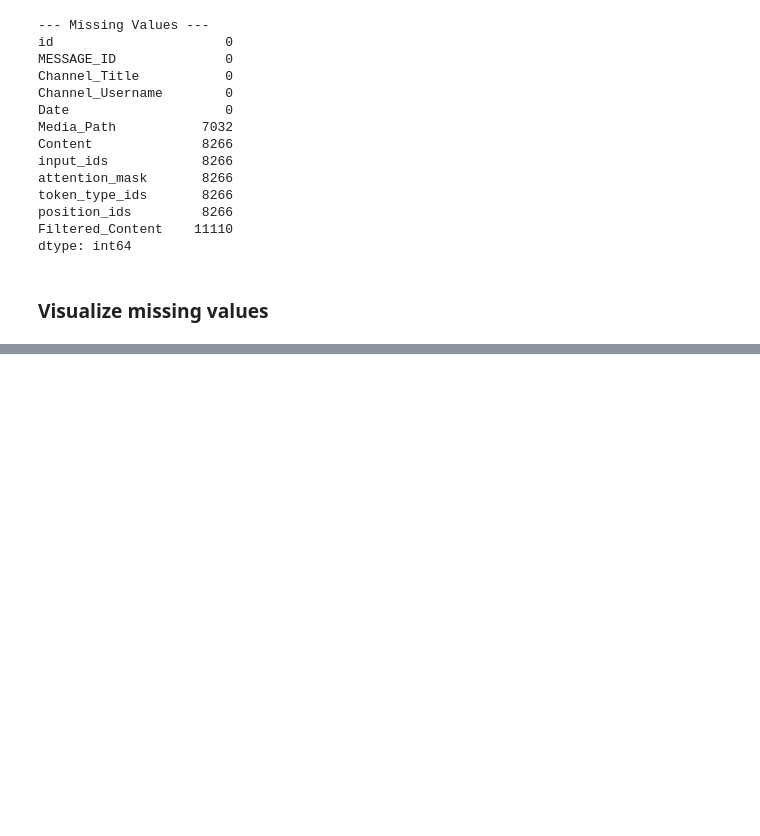
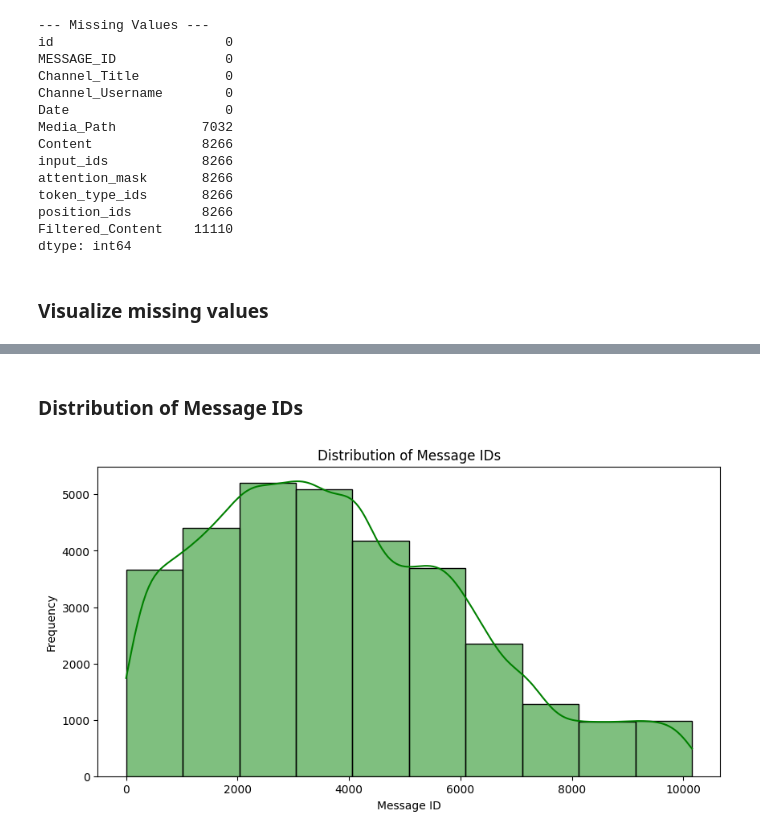
Before and after one commit to mubarek4566/amharic-ecommerce-data-extractor, a Jupyter notebook: notebooks/Main.ipynb, the cells around one changed output, grey strips where cells are left out. Saved outputs shown, nothing was run; the diff lists cells and outputs as text; code cells hidden in the pictures; blank space fills up the shorter version.

```diff
--- a/notebooks/Main.ipynb
+++ b/notebooks/Main.ipynb
@@ -152,0 +273,7 @@ plot.Visualize_missing_values(df)
+# %% [markdown]
+### Distribution of Message IDs
+# %%
+# Distribution of Message IDs
+plot.Distribution_of_Message_IDs(df_cleaned)
+# %% [output]
+[figure, added]
```
Also changed, not shown: parts of 36 cells of this notebook, 3 other files.
